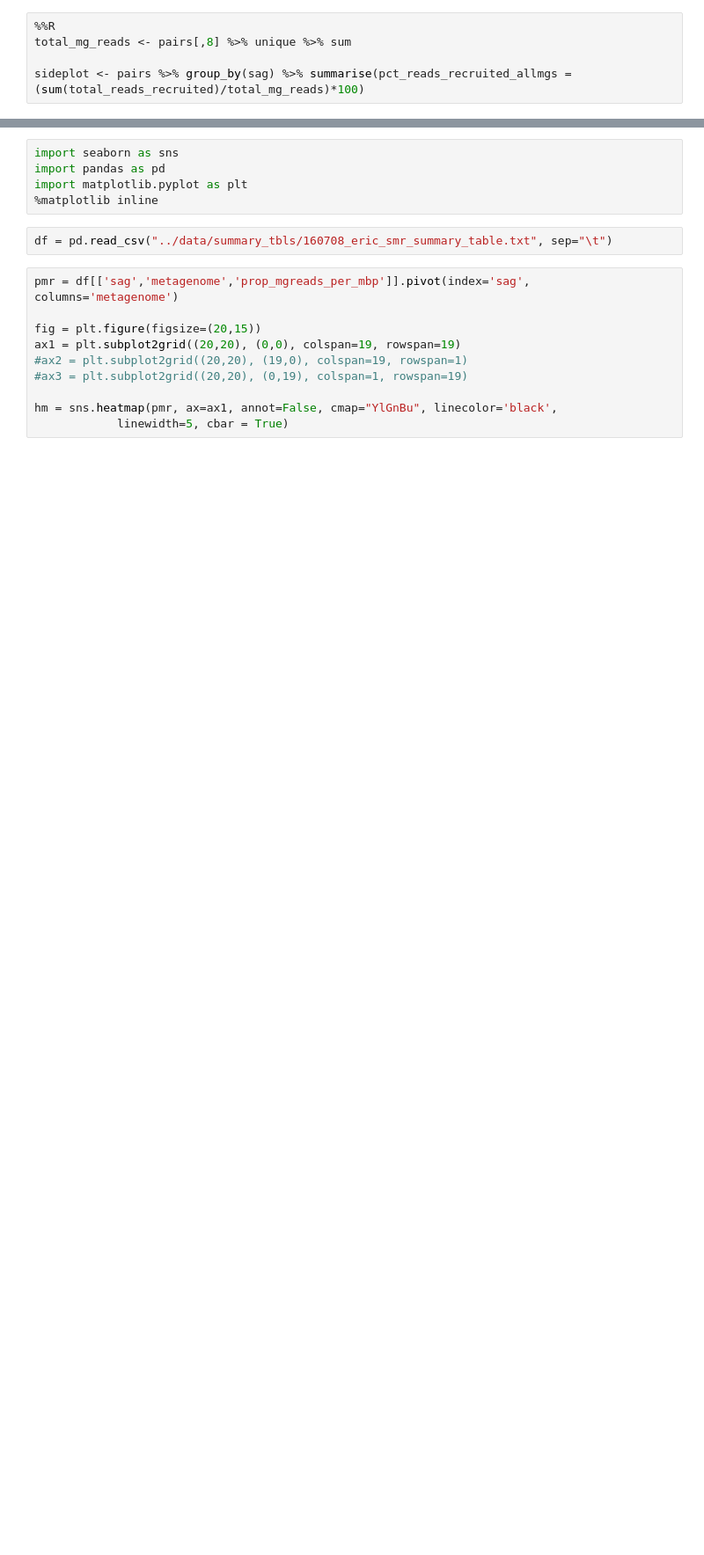
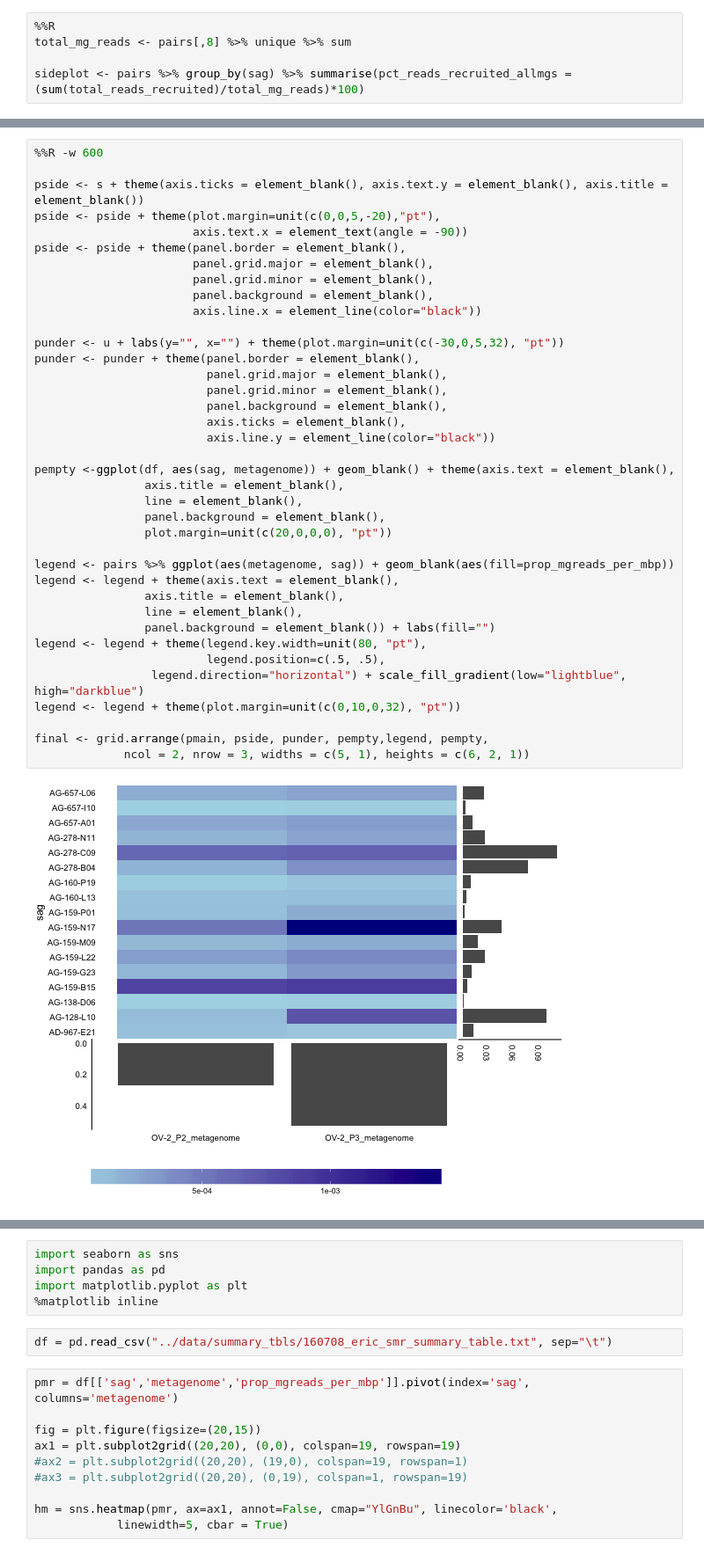
Before and after one commit to BigelowLab/sag-mg-recruit, a Jupyter notebook: notebooks/Plotting.ipynb, the cells around one changed output, grey strips where cells are left out. Shown at 88% size. Cells and saved outputs as stored; diff of their text form; blank space fills up the shorter version.

```diff
--- a/notebooks/Plotting.ipynb
+++ b/notebooks/Plotting.ipynb
@@ -135,0 +127,40 @@ Error in loadNamespace(name) : there is no package called ‘ggExtra’
+# %%
+%%R -w 600
+
+pside <- s + theme(axis.ticks = element_blank(), axis.text.y = element_blank(), axis.title = element_blank())
+pside <- pside + theme(plot.margin=unit(c(0,0,5,-20),"pt"),
+                       axis.text.x = element_text(angle = -90))
+pside <- pside + theme(panel.border = element_blank(),
+                       panel.grid.major = element_blank(),
+                       panel.grid.minor = element_blank(),
+                       panel.background = element_blank(),
+                       axis.line.x = element_line(color="black"))
+
+punder <- u + labs(y="", x="") + theme(plot.margin=unit(c(-30,0,5,32), "pt"))
+punder <- punder + theme(panel.border = element_blank(),
+                         panel.grid.major = element_blank(),
+                         panel.grid.minor = element_blank(),
+                         panel.background = element_blank(),
+                         axis.ticks = element_blank(),
+                         axis.line.y = element_line(color="black"))
+
+pempty <-ggplot(df, aes(sag, metagenome)) + geom_blank() + theme(axis.text = element_blank(),
+                axis.title = element_blank(),
+                line = element_blank(),
+                panel.background = element_blank(),
+                plot.margin=unit(c(20,0,0,0), "pt"))
+
+legend <- pairs %>% ggplot(aes(metagenome, sag)) + geom_blank(aes(fill=prop_mgreads_per_mbp))
+legend <- legend + theme(axis.text = element_blank(),
+                axis.title = element_blank(),
+                line = element_blank(),
+                panel.background = element_blank()) + labs(fill="")
+legend <- legend + theme(legend.key.width=unit(80, "pt"),
+                         legend.position=c(.5, .5),
+                 legend.direction="horizontal") + scale_fill_gradient(low="lightblue", high="darkblue")
+legend <- legend + theme(plot.margin=unit(c(0,10,0,32), "pt"))
+
+final <- grid.arrange(pmain, pside, punder, pempty,legend, pempty,
+             ncol = 2, nrow = 3, widths = c(5, 1), heights = c(6, 2, 1))
+# %% [output]
+[figure, added]
```
Also changed, not shown: parts of 13 cells of this notebook.
